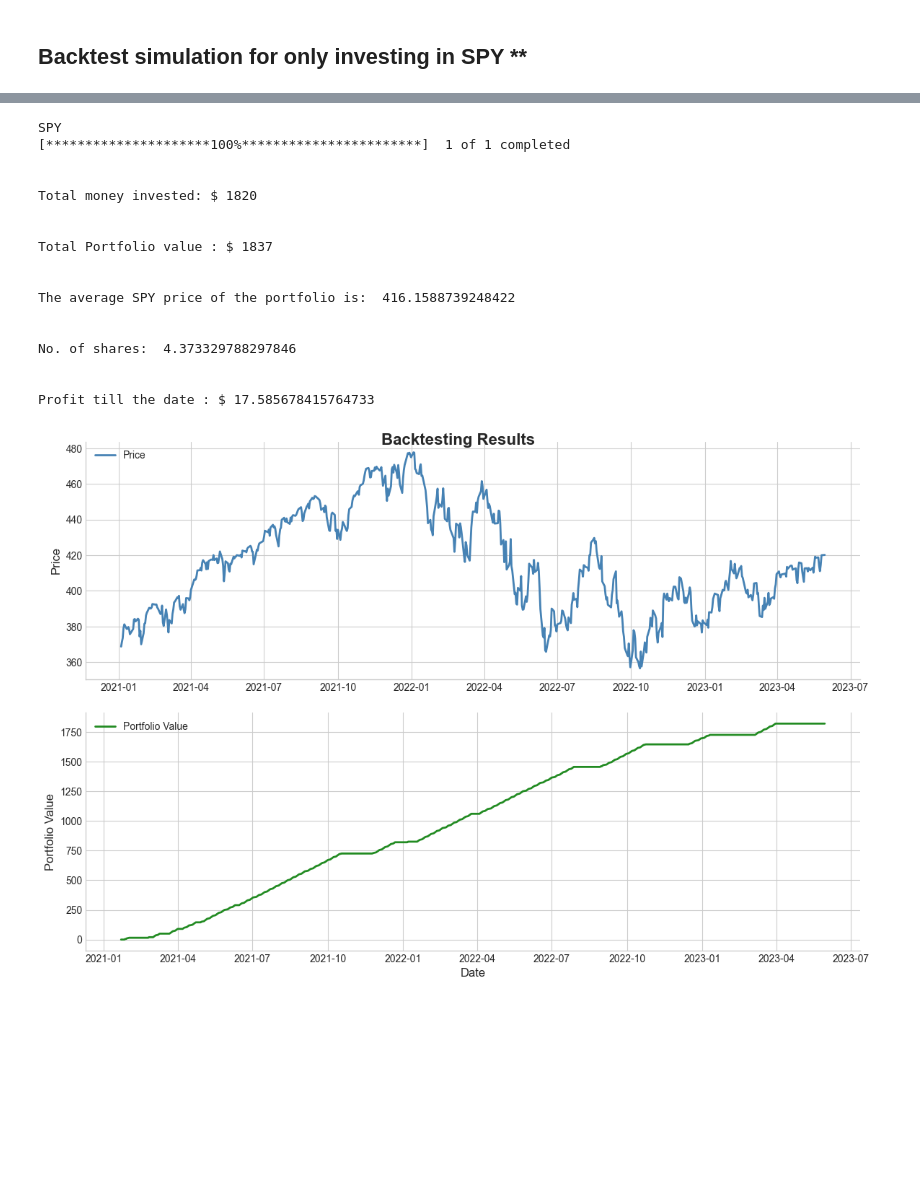
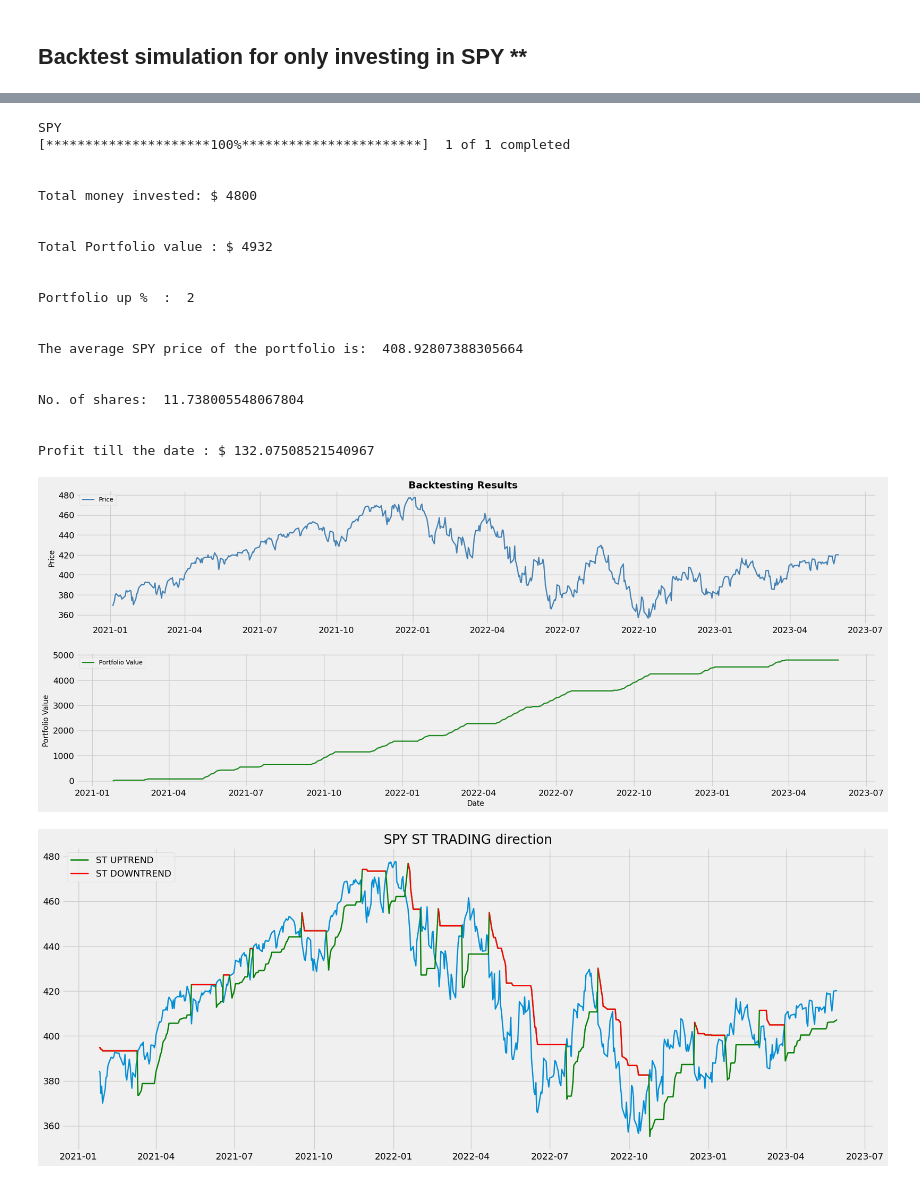
Before and after one commit to vamshi694/Trading_Bot_version_1, a Jupyter notebook: Experiment_notebooks/Backtesting_code.ipynb, the cells around one changed output, grey strips where cells are left out. Drawn from its saved outputs; the diff is of its cells as text; code cells hidden in the pictures; blank space fills up the shorter version.

Commit message:
New backtest and vertion one

```diff
--- a/Experiment_notebooks/Backtesting_code.ipynb
+++ b/Experiment_notebooks/Backtesting_code.ipynb
@@ -5,3 +41,6 @@ import matplotlib.pyplot as plt
 import numpy as np
 import pandas as pd
 import yfinance as yf
+from math import floor
+plt.style.use('fivethirtyeight')
+plt.rcParams['figure.figsize'] = (20,10)
@@ -142,33 +356,38 @@ class MovingAverageCrossoverStrategy:
 # %%
 # Initiate Backtesting and Load Data
-backtester = BacktestingSystem(initial_cash=100000000)
+backtester = BacktestingSystem(investment_cash=25)
 backtester.load_data('SPY', '2021-01-01', '2023-05-31')
 
 # Inporting the fear and greed data
 Fear_data = pd.read_csv(r'C:\Users\vamsh\OneDrive\Desktop\Trading_Bot_version_1\Data\complete_data_fearindex.csv',index_col=0)
 Fear_data.columns = ['Date','Fear_index']
 Fear_data['Date'] = pd.to_datetime(Fear_data['Date'])
 
-# Usage Example for Moving Average strategy
-moving_average_strategy = MovingAverageCrossoverStrategy(backtester.data,Fear_data)
+# # Usage Example for Moving Average strategy
+moving_average_strategy = FearandGreedIndexStrategy(backtester.data,Fear_data)
 moving_average_portfolio = backtester.backtest_strategy(moving_average_strategy)
 backtester.plot_results(moving_average_portfolio)
+backtester.plot_indicator(moving_average_strategy.generate_signals())
 # %% [output]
 SPY
 [*********************100%***********************]  1 of 1 completed
 
 
-Total money invested: $ 1820
+Total money invested: $ 4800
 
 
-Total Portfolio value : $ 1837
+Total Portfolio value : $ 4932
 
 
-The average SPY price of the portfolio is:  416.1588739248422
+Portfolio up %  :  2
 
 
-No. of shares:  4.373329788297846
+The average SPY price of the portfolio is:  408.92807388305664
 
 
-Profit till the date : $ 17.585678415764733
+No. of shares:  11.738005548067804
+
+
+Profit till the date : $ 132.07508521540967
-[figure, old version]
+[figure, new version]
+[figure, added]
```
Also changed, not shown: parts of 9 cells of this notebook, 3 other files.
